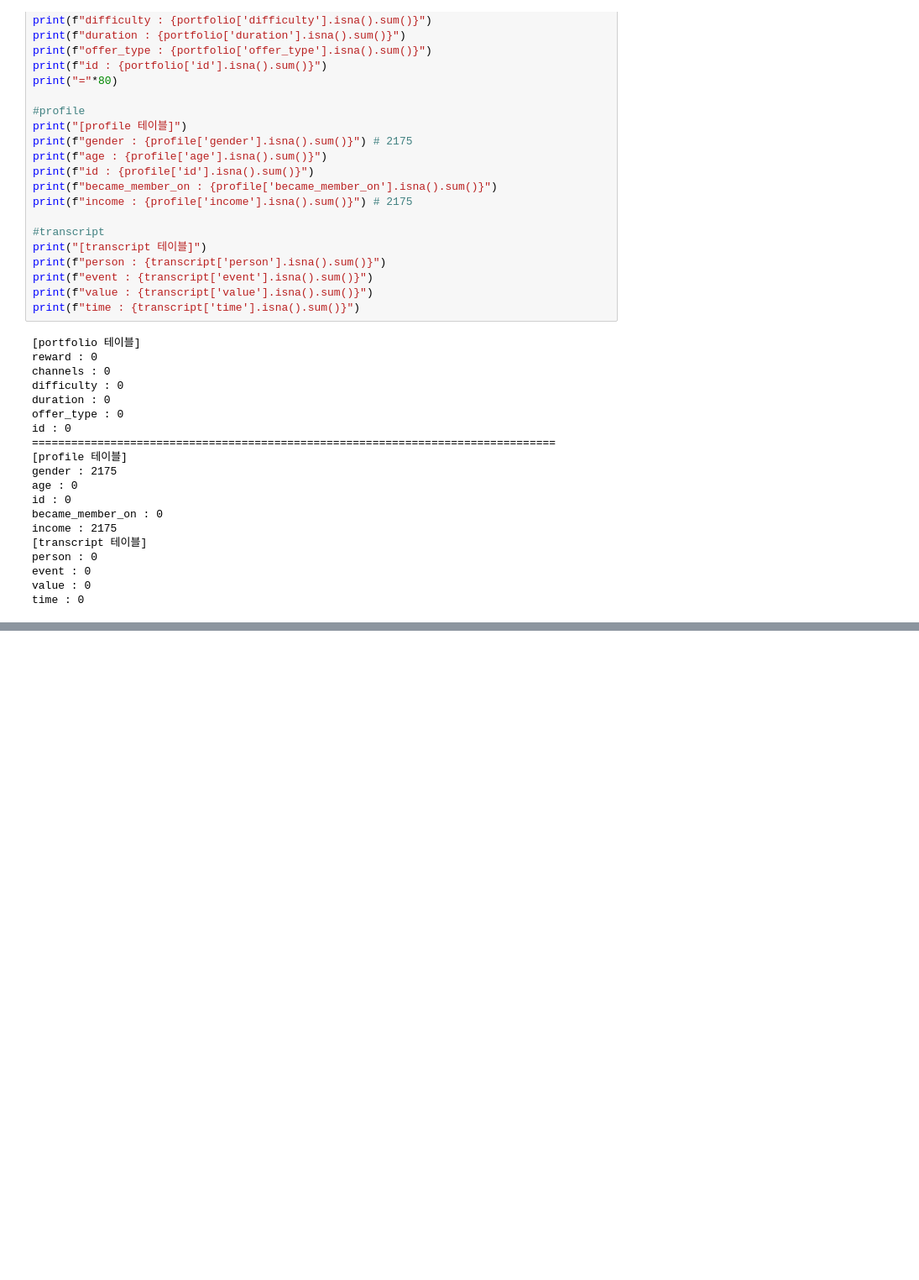
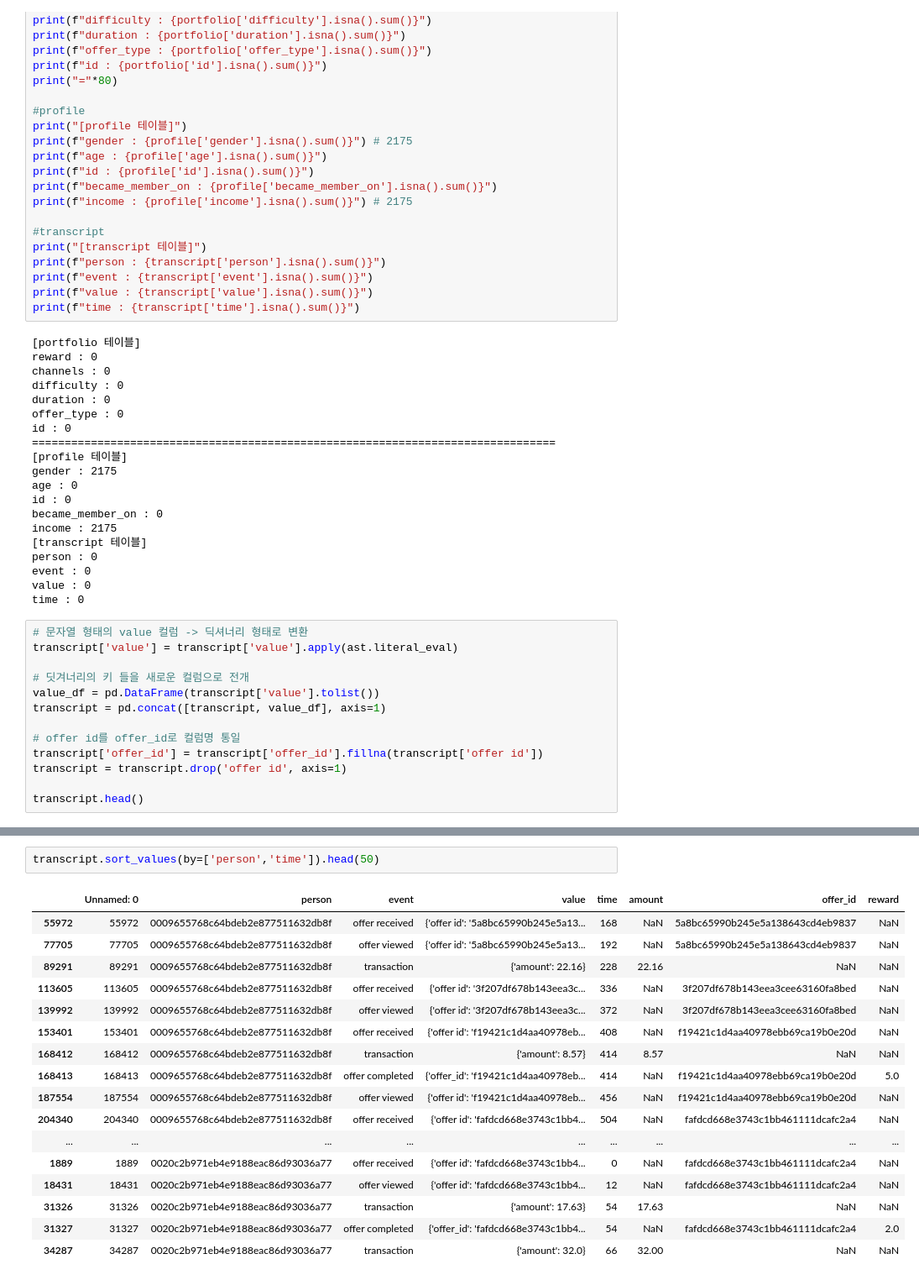
Before and after one commit to yoohengu/marketing_starbucks, a Jupyter notebook: kms/test.ipynb, the cells around one changed output, grey strips where cells are left out. Shown at 84% size. Cells and saved outputs as stored; diff of their text form; blank space fills up the shorter version.

```diff
--- a/kms/test.ipynb
+++ b/kms/test.ipynb
@@ -209,3 +216,16 @@ person : 0
 event : 0
 value : 0
 time : 0
+# %%
+# 문자열 형태의 value 컬럼 -> 딕셔너리 형태로 변환
+transcript['value'] = transcript['value'].apply(ast.literal_eval)
+
+# 딧겨너리의 키 들을 새로운 컬럼으로 전개
+value_df = pd.DataFrame(transcript['value'].tolist())
+transcript = pd.concat([transcript, value_df], axis=1)
+
+# offer id를 offer_id로 컬럼명 통일
+transcript['offer_id'] = transcript['offer_id'].fillna(transcript['offer id'])
+transcript = transcript.drop('offer id', axis=1)
+
+transcript.head()
@@ -211,0 +290,20 @@ time : 0
+# %%
+transcript.sort_values(by=['person','time']).head(50)
+# %% [output]
+|  | Unnamed: 0 | person | event | value | time | amount | offer_id | reward |
+| 55972 | 55972 | 0009655768c64bdeb2e877511632db8f | offer received | {'offer id': '5a8bc65990b245e5a13... | 168 | NaN | 5a8bc65990b245e5a138643cd4eb9837 | NaN |
+| 77705 | 77705 | 0009655768c64bdeb2e877511632db8f | offer viewed | {'offer id': '5a8bc65990b245e5a13... | 192 | NaN | 5a8bc65990b245e5a138643cd4eb9837 | NaN |
+| 89291 | 89291 | 0009655768c64bdeb2e877511632db8f | transaction | {'amount': 22.16} | 228 | 22.16 | NaN | NaN |
+| 113605 | 113605 | 0009655768c64bdeb2e877511632db8f | offer received | {'offer id': '3f207df678b143eea3c... | 336 | NaN | 3f207df678b143eea3cee63160fa8bed | NaN |
+| 139992 | 139992 | 0009655768c64bdeb2e877511632db8f | offer viewed | {'offer id': '3f207df678b143eea3c... | 372 | NaN | 3f207df678b143eea3cee63160fa8bed | NaN |
+| 153401 | 153401 | 0009655768c64bdeb2e877511632db8f | offer received | {'offer id': 'f19421c1d4aa40978eb... | 408 | NaN | f19421c1d4aa40978ebb69ca19b0e20d | NaN |
+| 168412 | 168412 | 0009655768c64bdeb2e877511632db8f | transaction | {'amount': 8.57} | 414 | 8.57 | NaN | NaN |
+| 168413 | 168413 | 0009655768c64bdeb2e877511632db8f | offer completed | {'offer_id': 'f19421c1d4aa40978eb... | 414 | NaN | f19421c1d4aa40978ebb69ca19b0e20d | 5.0 |
+| 187554 | 187554 | 0009655768c64bdeb2e877511632db8f | offer viewed | {'offer id': 'f19421c1d4aa40978eb... | 456 | NaN | f19421c1d4aa40978ebb69ca19b0e20d | NaN |
+| 204340 | 204340 | 0009655768c64bdeb2e877511632db8f | offer received | {'offer id': 'fafdcd668e3743c1bb4... | 504 | NaN | fafdcd668e3743c1bb461111dcafc2a4 | NaN |
+| ... | ... | ... | ... | ... | ... | ... | ... | ... |
+| 1889 | 1889 | 0020c2b971eb4e9188eac86d93036a77 | offer received | {'offer id': 'fafdcd668e3743c1bb4... | 0 | NaN | fafdcd668e3743c1bb461111dcafc2a4 | NaN |
+| 18431 | 18431 | 0020c2b971eb4e9188eac86d93036a77 | offer viewed | {'offer id': 'fafdcd668e3743c1bb4... | 12 | NaN | fafdcd668e3743c1bb461111dcafc2a4 | NaN |
+| 31326 | 31326 | 0020c2b971eb4e9188eac86d93036a77 | transaction | {'amount': 17.63} | 54 | 17.63 | NaN | NaN |
+| 31327 | 31327 | 0020c2b971eb4e9188eac86d93036a77 | offer completed | {'offer_id': 'fafdcd668e3743c1bb4... | 54 | NaN | fafdcd668e3743c1bb461111dcafc2a4 | 2.0 |
+| 34287 | 34287 | 0020c2b971eb4e9188eac86d93036a77 | transaction | {'amount': 32.0} | 66 | 32.00 | NaN | NaN |
```
Also changed, not shown: parts of 4 cells of this notebook.
